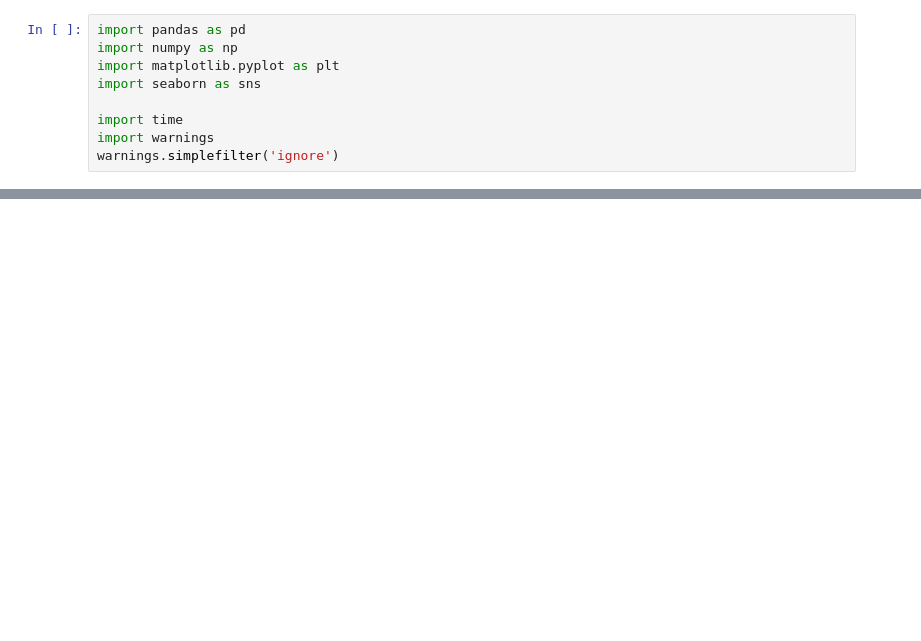
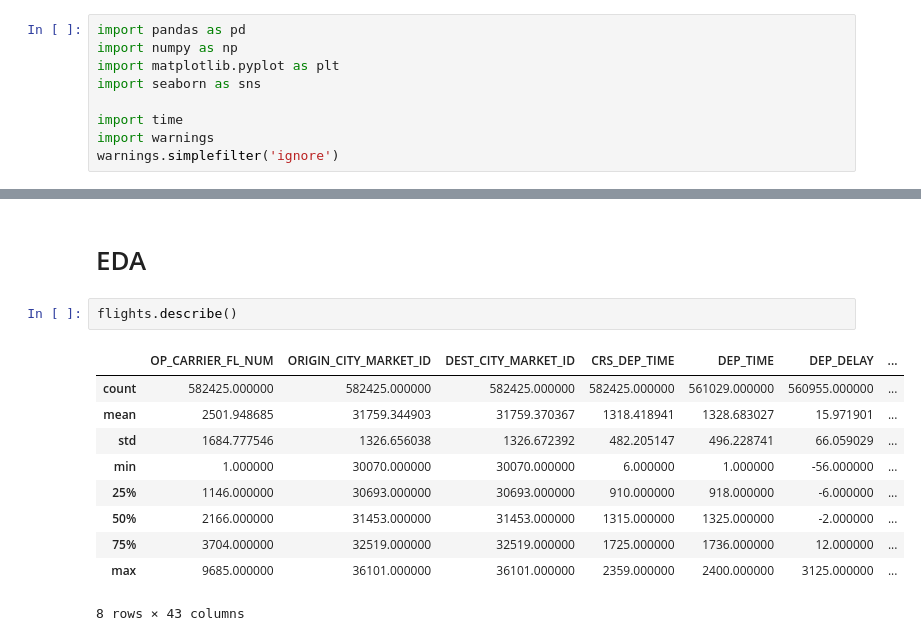
Before and after one commit to vanezp01/datalabs, a Jupyter notebook: predict-commercial-flight.ipynb, the cells around one changed output, grey strips where cells are left out. Cells and saved outputs as stored; diff of their text form; blank space fills up the shorter version.

```diff
--- a/predict-commercial-flight.ipynb
+++ b/predict-commercial-flight.ipynb
@@ -292,0 +20,15 @@ fig_components.show()
+# %% [markdown]
+# EDA
+# %%
+flights.describe()
+# %% [output]
+|  | OP_CARRIER_FL_NUM | ORIGIN_CITY_MARKET_ID | DEST_CITY_MARKET_ID | CRS_DEP_TIME | DEP_TIME | DEP_DELAY | ... |
+| count | 582425.000000 | 582425.000000 | 582425.000000 | 582425.000000 | 561029.000000 | 560955.000000 | ... |
+| mean | 2501.948685 | 31759.344903 | 31759.370367 | 1318.418941 | 1328.683027 | 15.971901 | ... |
+| std | 1684.777546 | 1326.656038 | 1326.672392 | 482.205147 | 496.228741 | 66.059029 | ... |
+| min | 1.000000 | 30070.000000 | 30070.000000 | 6.000000 | 1.000000 | -56.000000 | ... |
+| 25% | 1146.000000 | 30693.000000 | 30693.000000 | 910.000000 | 918.000000 | -6.000000 | ... |
+| 50% | 2166.000000 | 31453.000000 | 31453.000000 | 1315.000000 | 1325.000000 | -2.000000 | ... |
+| 75% | 3704.000000 | 32519.000000 | 32519.000000 | 1725.000000 | 1736.000000 | 12.000000 | ... |
+| max | 9685.000000 | 36101.000000 | 36101.000000 | 2359.000000 | 2400.000000 | 3125.000000 | ... |
+8 rows × 43 columns
```
Also changed, not shown: parts of 38 cells of this notebook.
